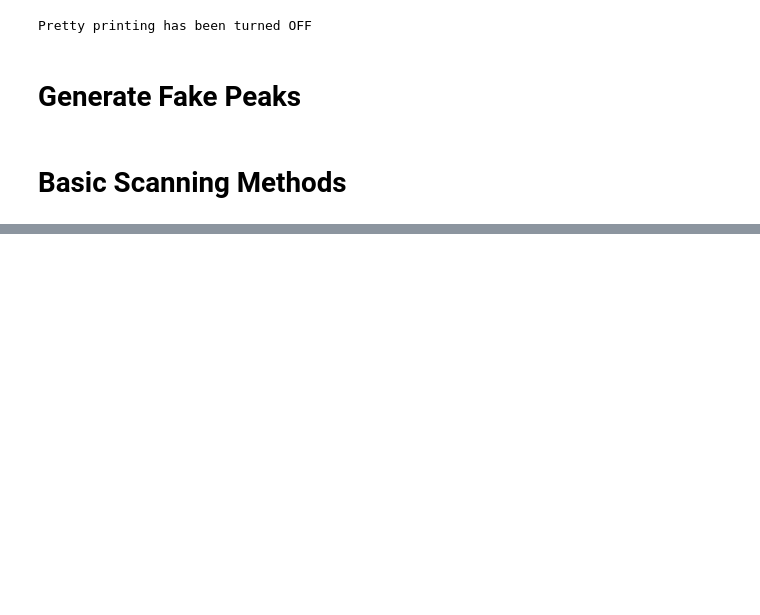
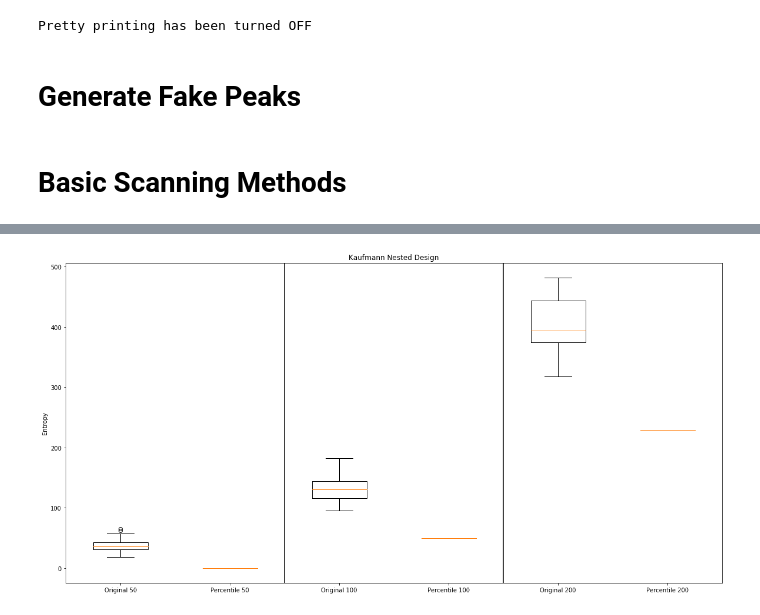
Before and after one commit to sdrogers/clms, a Jupyter notebook: Simulator/notebooks/Vinny_Test.ipynb, the cells around one changed output, grey strips where cells are left out. Saved outputs shown, nothing was run; the diff lists cells and outputs as text; code cells hidden in the pictures; blank space fills up the shorter version.

```diff
--- a/Simulator/notebooks/Vinny_Test.ipynb
+++ b/Simulator/notebooks/Vinny_Test.ipynb
@@ -192,0 +105,37 @@ x[0+i*1]
+# %%
+test1_result_nested = []
+test2_result_nested = []
+test3_result_nested = []
+test4_result_nested = []
+test5_result_nested = []
+test6_result_nested = []
+
+for i in range(0,100):
+    Data_test1=Sample_Dataset('../../../beer_data/peak_sampler_4_beers.p',50,1)
+    Data_test2=Sample_Dataset('../../../beer_data/peak_sampler_4_beers.p',100,1)
+    Data_test3=Sample_Dataset('../../../beer_data/peak_sampler_4_beers.p',200,1)
+    test1=Dia_Kaufmann(Data_test1,64,"even","nested")
+    test2=Dia_Kaufmann(Data_test1,64,"percentile","nested")
+    test3=Dia_Kaufmann(Data_test2,64,"even","nested")
+    test4=Dia_Kaufmann(Data_test2,64,"percentile","nested")
+    test5=Dia_Kaufmann(Data_test3,64,"even","nested")
+    test6=Dia_Kaufmann(Data_test3,64,"percentile","nested")
+    test1_result_nested.append(test1.entropy(8)[-1])
+    test2_result_nested.append(test2.entropy(8)[-1])
+    test3_result_nested.append(test3.entropy(8)[-1])
+    test4_result_nested.append(test4.entropy(8)[-1])
+    test5_result_nested.append(test5.entropy(8)[-1])
+    test6_result_nested.append(test6.entropy(8)[-1])
+# %%
+test_result_nested = [test1_result_nested,test2_result_nested,test3_result_nested,test4_result_nested,test5_result_nested,test6_result_nested]
+
+plt.figure(figsize=(20,10))
+plt.axvline(x=2.5,color='k')
+plt.axvline(x=4.5,color='k')
+plt.boxplot(test_result_nested)
+plt.ylabel("Entropy")
+plt.title("Kaufmann Nested Design")
+plt.xticks([1,2,3,4,5,6],["Original 50","Percentile 50","Original 100","Percentile 100","Original 200","Percentile 200"])
+plt.show()
+# %% [output]
+[figure, added]
```
Also changed, not shown: parts of 21 cells of this notebook, 6 other files.
